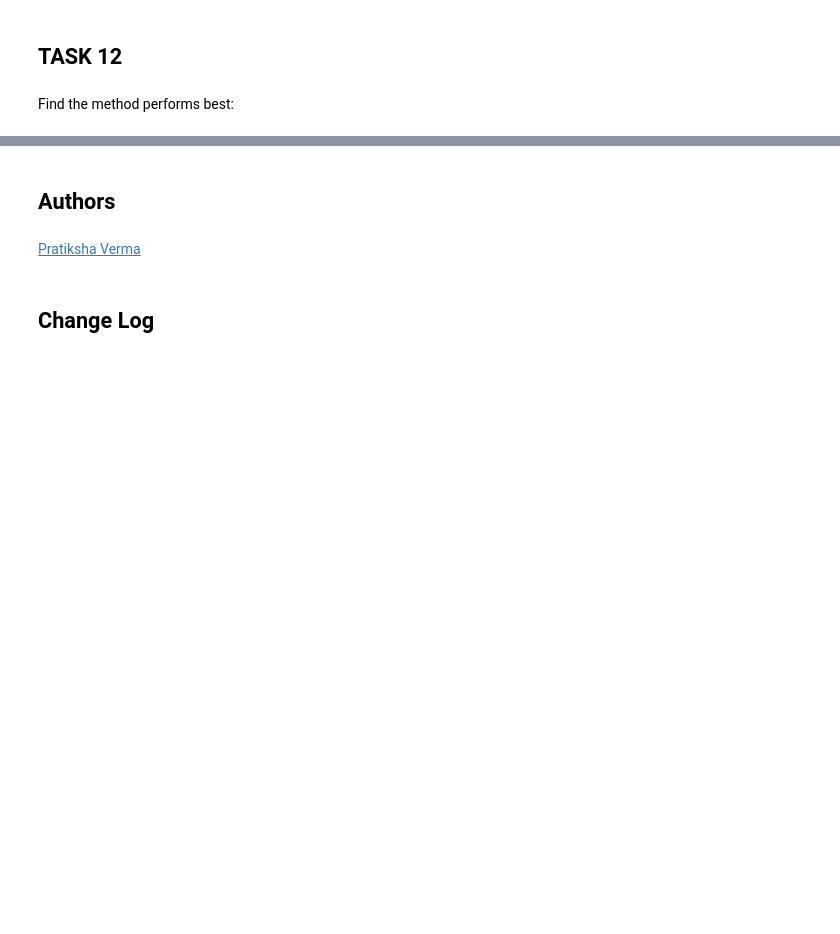
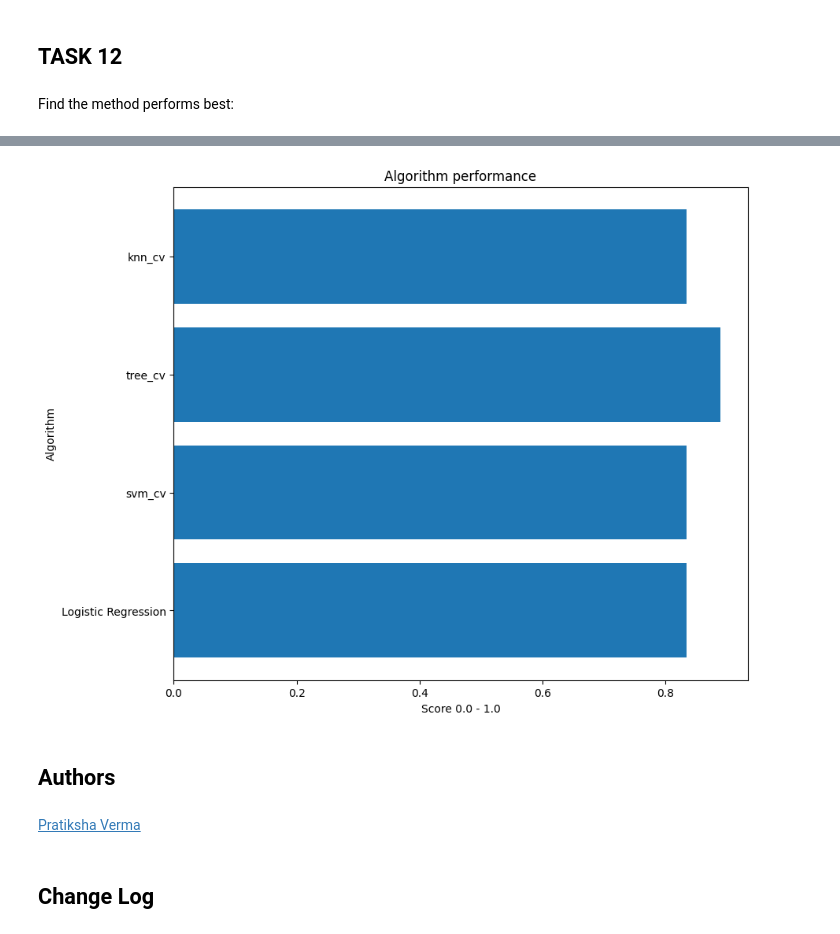
Before and after one commit to bobthebaka/DS-Capstone, a Jupyter notebook: SpaceX_Machine Learning Prediction_Part_5.ipynb, the cells around one changed output, grey strips where cells are left out. Cells and saved outputs as stored; diff of their text form; code cells hidden in the pictures; blank space fills up the shorter version.

```diff
--- a/SpaceX_Machine Learning Prediction_Part_5.ipynb
+++ b/SpaceX_Machine Learning Prediction_Part_5.ipynb
@@ -218,7 +221,8 @@ accuracy : 0.8482142857142856
 # %% [markdown]
 Calculate the accuracy on the test data using the method <code>score</code>:
 # %%
-svm_cv.score(X_test,Y_test)
+scores["svm_cv"] = svm_cv.score(X_test,Y_test)
+scores["svm_cv"]
 # %% [output]
 0.8333333333333334
 # %% [markdown]
@@ -287,7 +292,8 @@ accuracy : 0.8482142857142858
 # %% [markdown]
 Calculate the accuracy of knn_cv on the test data using the method <code>score</code>:
 # %%
-knn_cv.score(X_test,Y_test)
+scores["knn_cv"] = knn_cv.score(X_test,Y_test)
+scores["knn_cv"]
 # %% [output]
 0.8333333333333334
 # %% [markdown]
@@ -301,3 +307,8 @@ plot_confusion_matrix(Y_test,yhat)
 ## TASK  12
 # %% [markdown]
 Find the method performs best:
+# %%
+d = {"Algorithm": scores.keys(), "Score": scores.values()}
+
+scoreDF = pd.DataFrame(data=d)
+scoreDF
@@ -304,3 +321,14 @@ Find the method performs best:
+# %%
+fig, ax1 = plt.subplots(figsize=(9, 7), layout='constrained')
+fig.canvas.manager.set_window_title('Eldorado K-8 Fitness Chart')
+
+ax1.set_title("Algorithm performance")
+ax1.set_xlabel('Score 0.0 - 1.0')
+ax1.set_ylabel('Algorithm')
+
+rects = ax1.barh(scoreDF["Algorithm"], scoreDF["Score"])
+# %% [output]
+[figure, added]
 # %% [markdown]
 ## Authors
 # %% [markdown]
```
Also changed, not shown: parts of 12 cells of this notebook, 1 other file.
